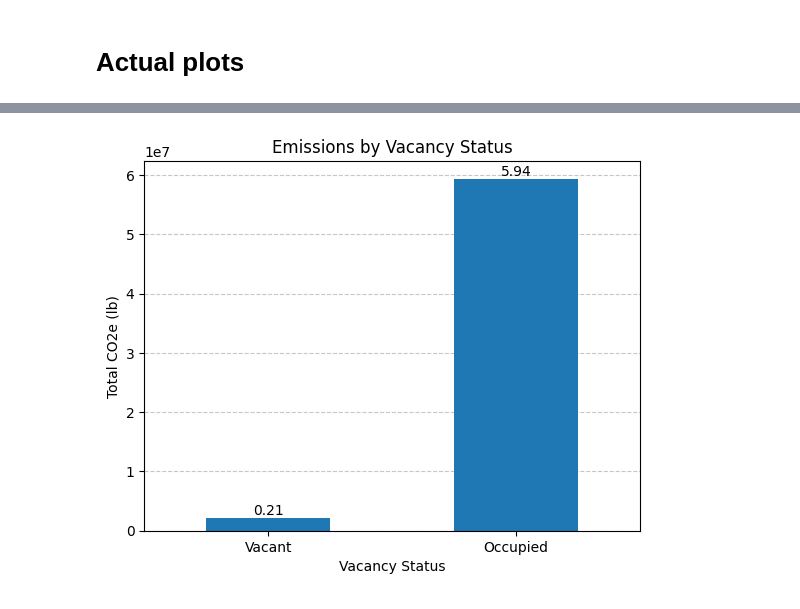
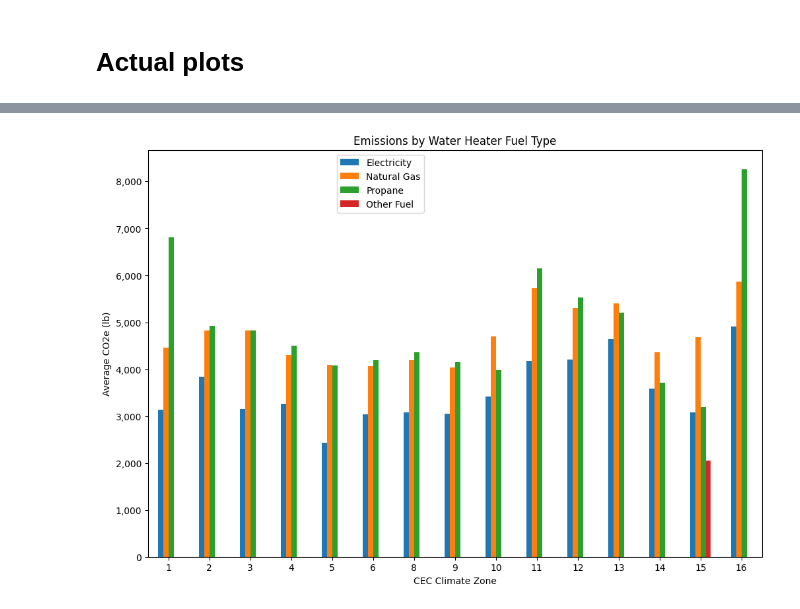
Before and after one commit to NREL/buildstock-query, a Jupyter notebook: example_usage/gashpwh_emissions.ipynb, the cells around one changed output, grey strips where cells are left out. Saved outputs shown, nothing was run; the diff lists cells and outputs as text; code cells hidden in the pictures.

```diff
--- a/example_usage/gashpwh_emissions.ipynb
+++ b/example_usage/gashpwh_emissions.ipynb
@@ -239,29 +166,29 @@ plt.show()
-# %%
-# Grouped by vacancy status:
-
-grouped = df.groupby('build_existing_model.vacancy_status')['report_simulation_output.emissions_co_2_e_lrmer_mid_case_15_total_lb'].sum()
-
-# Sort the data based on the total values in ascending order
-grouped_sorted = grouped.sort_values()
-
-# Generate bar graph for each group
-ax = grouped_sorted.plot(kind='bar')
-plt.ylabel('Total CO2e (lb)')
-plt.xlabel('Vacancy Status')
-plt.title('Emissions by Vacancy Status')
-ax.set_xticklabels(grouped_sorted.index, rotation=0)
-
-# Send gridlines behind the bars
-ax.set_axisbelow(True)
-# Show major gridlines
-plt.grid(True, axis='y', linestyle='--', alpha=0.7)
-
-# Add data labels above each bar in scientific notation
-for idx, value in enumerate(grouped_sorted):
-    #scientific_value = '{:.2e}'.format(value)
-    value_annotation = round(value/1e7,2)
-    ax.annotate(value_annotation, xy=(idx, value), ha='center', va='bottom')
-
-plt.show()
-# %% [output]
-[figure, removed]
+# %%
+# Emissions by water heater fuel:
+
+import matplotlib.pyplot as plt
+import matplotlib.ticker as ticker
+
+# Set the inline backend and desired figure size
+%matplotlib inline
+plt.rcParams['figure.figsize'] = (12, 8)  # Adjust figsize as needed
+
+grouped_by_cec = df.groupby(['build_existing_model.cec_climate_zone', 'build_existing_model.water_heater_fuel'])['report_simulation_output.emissions_co_2_e_lrmer_mid_case_15_total_lb'].mean().unstack()
+
+desired_column_order = ['Electricity', 'Natural Gas', 'Propane', 'Other Fuel']
+grouped_by_cec = grouped_by_cec[desired_column_order]
+
+ax = grouped_by_cec.plot(kind='bar', stacked=False)
+plt.xlabel('CEC Climate Zone')
+plt.ylabel('Average CO2e (lb)')
+plt.title('Emissions by Water Heater Fuel Type')
+plt.xticks(rotation=0)
+
+# Move the legend to the right by adjusting bbox_to_anchor
+plt.legend(title='', bbox_to_anchor=(0.3, 1), loc='upper left')
+# Format y-axis tick labels with commas
+ax.yaxis.set_major_formatter(ticker.FuncFormatter(lambda x, p: format(int(x), ',')))
+
+plt.show()
+# %% [output]
+[figure, added]
```
Also changed, not shown: parts of 9 cells of this notebook.
